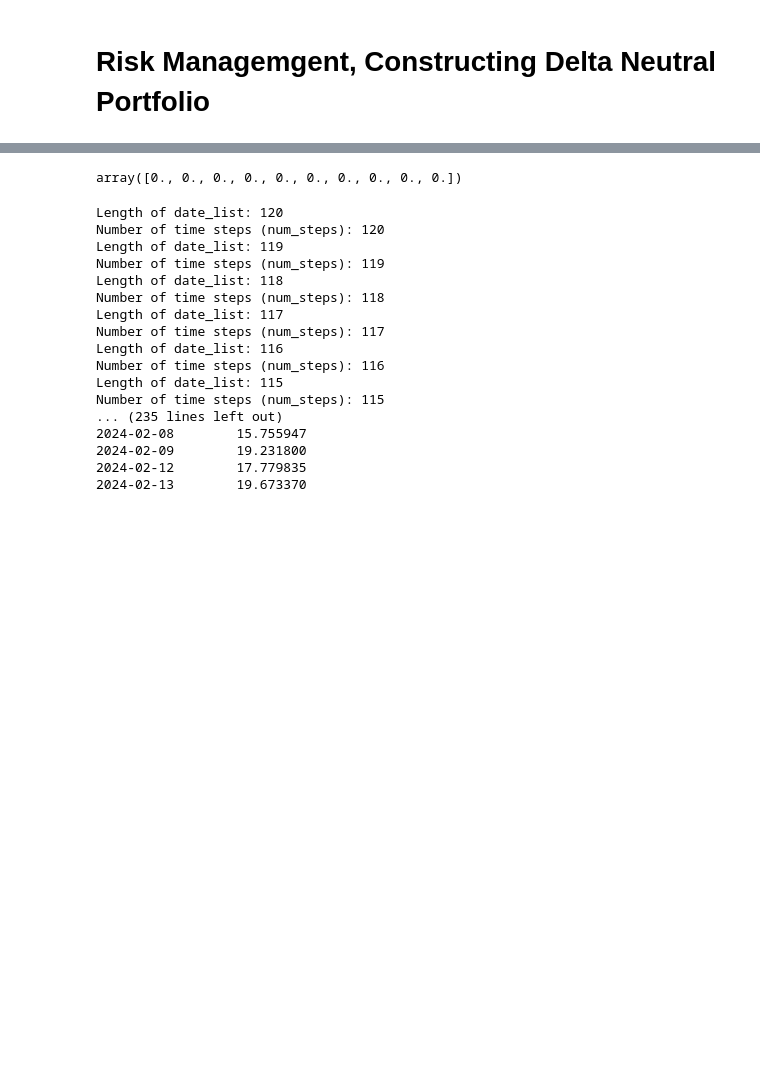
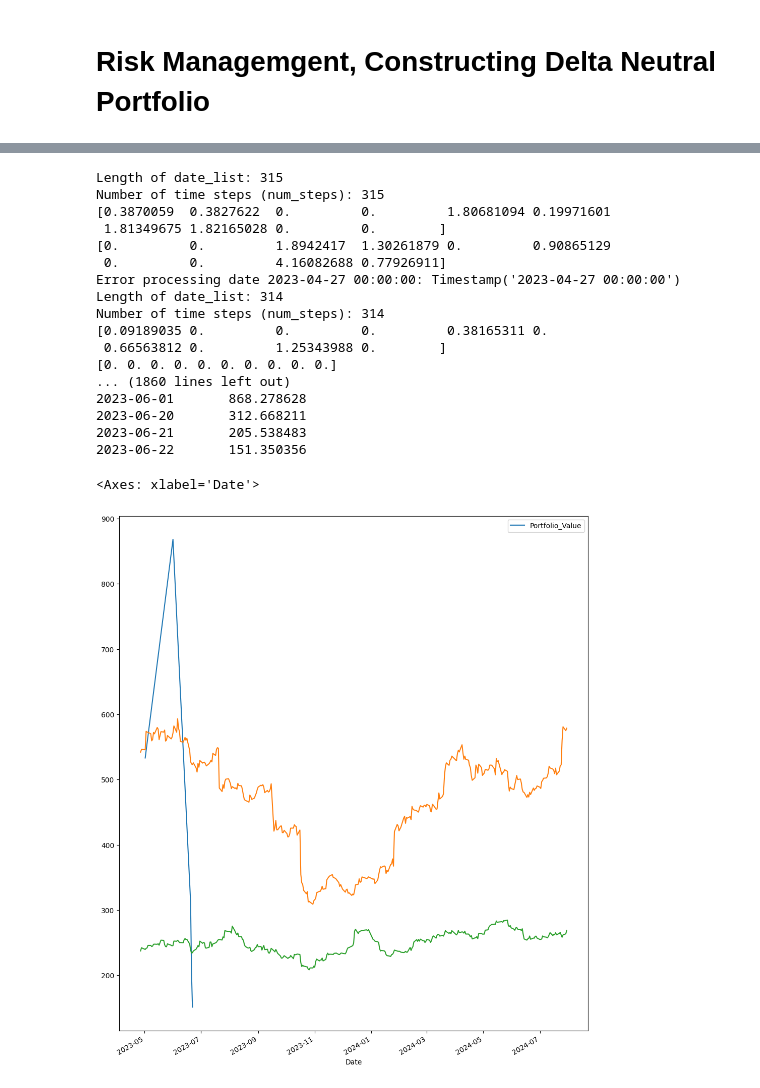
Before and after one commit to weiyuanoh/MH4518, a Jupyter notebook: WY/Model Notebooks/Greeks.ipynb, the cells around one changed output, grey strips where cells are left out. Cells and saved outputs as stored; diff of their text form; code cells hidden in the pictures; blank space fills up the shorter version.

```diff
--- a/WY/Model Notebooks/Greeks.ipynb
+++ b/WY/Model Notebooks/Greeks.ipynb
@@ -25,6 +29,7 @@ def getdata():
     return data
 
 data = getdata()
-data
+data = data.dropna()
+print(data)
 # %% [output]
 [*********************100%***********************]  2 of 2 completed
@@ -191,12 +197,3 @@ def multi_asset_gbm_n_sims(plot: bool, plotasset: bool, nsims: int, data: pd.Dat
             plt.show()
 
     return sim_data
-# %%
-sim_data = multi_asset_gbm_n_sims(plot= False, plotasset=False, nsims= 1000, data = data, fdos = cs.initial_fixing_date)
-lonza_path = sim_data['LONN.SW']
-sika_path = sim_data['SIKA.SW']
-params = {
-      # days
-    'Denomination': 1000,   # currency units
-    'Coupon_Rate': 0.08/4     # 8% annual coupon
-}
@@ -206,5 +200,3 @@ Number of time steps (num_steps): 315
-# %%
-payoff = pf.payoff(lonza_path, sika_path, params, cs.initial_fixing_date)
 # %%
 def payoff_perturbed(paths1, paths2, params, fdos, h, perturb_asset='Lonza', direction=0):
     """
@@ -473,8 +275,3 @@ array([1100., 1100., 1100., 1100., 1100., 1100., 1100., 1100., 1100.,
-# %%
-
-delta_sika
-# %% [output]
-array([0., 0., 0., 0., 0., 0., 0., 0., 0., 0.])
 # %%
 import numpy as np
 import pandas as pd
@@ -517,7 +314,7 @@ date_list = pd.Series(date_list).tolist()
 
 
 # slice date list
-date_list = date_list[-120:]  # Adjust the number as needed for production
+#date_list = date_list[-120:]  # Adjust the number as needed for production
 
 # Define product parameters
 params_product = {
@@ -543,16 +340,14 @@ for fdos in date_list:
         )
 
         # Extract asset paths as NumPy arrays for vectorized operations
-        lonza_path = sim_T['LONN.SW'] # Ensure it's a NumPy array
-        sika_path = sim_T['SIKA.SW']    # Ensure it's a NumPy array
-
-        # Calculate payoffs for the derivative
-        payoff_T = pf.payoff(lonza_path, sika_path, params_product, fdos)  # Vectorized operation
-
+        lonza_path = sim_T['LONN.SW']
+        sika_path = sim_T['SIKA.SW']
 
         # Calculate greeks (delta) for each asset
         delta_lonza = calculate_greeks(lonza_path, sika_path, params, fdos, h, 'Lonza')
         delta_sika = calculate_greeks(lonza_path, sika_path, params, fdos, h, 'Sika')
+        print(delta_lonza)
+        print(delta_sika)
 
 
         # Calculate discounted mean deltas as holdings
@@ -565,6 +360,13 @@ for fdos in date_list:
         # Retrieve realized asset prices for S1 and S2 using explicit column names
         S1_realized = data.loc[fdos, 'LONN.SW']  # Replace 'S1' with the actual column name if different
         S2_realized = data.loc[fdos, 'SIKA.SW']  # Replace 'S2' with the actual column name if different
+        # Check for zero values in critical variables
+        if (mean_delta_lonza == 0) or (mean_delta_sika == 0) or (S1_realized == 0) or (S2_realized == 0):
+            raise ValueError(f"Zero value detected on date {fdos.date()}: "
+                            f"mean_delta_lonza={mean_delta_lonza}, "
+                            f"mean_delta_sika={mean_delta_sika}, "
+                            f"S1_realized={S1_realized}, "
+                            f"S2_realized={S2_realized}")
 
         # Calculate portfolio value: θ = P - δ1 * S1 - δ2 * S2
         portfolio_value = product_price - (mean_delta_lonza * S1_realized) - (mean_delta_sika * S2_realized)
@@ -591,20 +393,28 @@ print(portfolio_values_df.head())
 # Optional: Save the portfolio values to a CSV for further analysis
 # portfolio_values_df.to_csv('portfolio_values.csv')
 # %% [output]
-Length of date_list: 120
-Number of time steps (num_steps): 120
-Length of date_list: 119
-Number of time steps (num_steps): 119
-Length of date_list: 118
-Number of time steps (num_steps): 118
-Length of date_list: 117
-Number of time steps (num_steps): 117
-Length of date_list: 116
-Number of time steps (num_steps): 116
-Length of date_list: 115
-Number of time steps (num_steps): 115
-... (235 lines left out)
-2024-02-08        15.755947
-2024-02-09        19.231800
-2024-02-12        17.779835
-2024-02-13        19.673370
+Length of date_list: 315
+Number of time steps (num_steps): 315
+[0.3870059  0.3827622  0.         0.         1.80681094 0.19971601
+ 1.81349675 1.82165028 0.         0.        ]
+[0.         0.         1.8942417  1.30261879 0.         0.90865129
+ 0.         0.         4.16082688 0.77926911]
+Error processing date 2023-04-27 00:00:00: Timestamp('2023-04-27 00:00:00')
+Length of date_list: 314
+Number of time steps (num_steps): 314
+[0.09189035 0.         0.         0.         0.38165311 0.
+ 0.66563812 0.         1.25343988 0.        ]
+[0. 0. 0. 0. 0. 0. 0. 0. 0. 0.]
+... (1860 lines left out)
+2023-06-01       868.278628
+2023-06-20       312.668211
+2023-06-21       205.538483
+2023-06-22       151.350356
+# %%
+fig, ax = plt.subplots(figsize=(12, 15))
+portfolio_values_df.plot(ax = ax)
+data.iloc[:, 0].plot(ax = ax)
+data.iloc[:, 1].plot(ax = ax)
+# %% [output]
+<Axes: xlabel='Date'>
+[figure, added]
```
Also changed, not shown: parts of 18 cells of this notebook, 2 other files.
